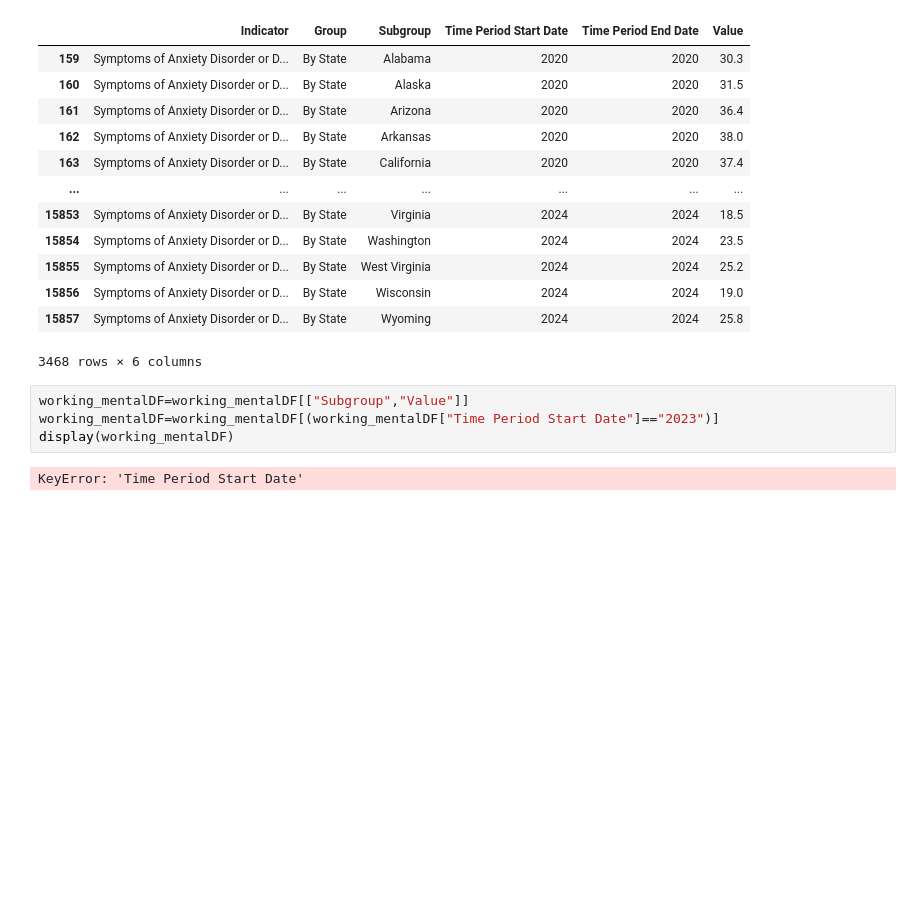
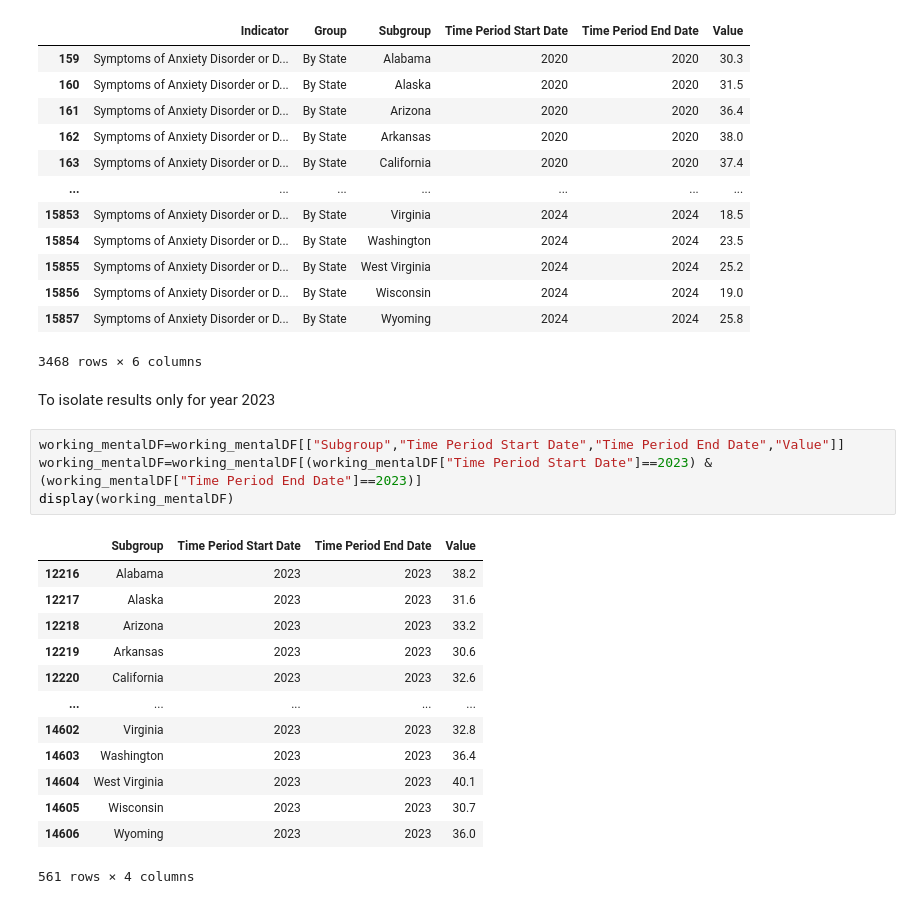
Before and after one commit to kittysinaga/Capstone_Project, a Jupyter notebook: Working.ipynb, the cells around one changed output. Cells and saved outputs as stored; diff of their text form; blank space fills up the shorter version.

```diff
--- a/Working.ipynb
+++ b/Working.ipynb
@@ -132,9 +132,23 @@ display(working_mentalDF)
 | 15856 | Symptoms of Anxiety Disorder or D... | By State | Wisconsin | 2024 | 2024 | 19.0 |
 | 15857 | Symptoms of Anxiety Disorder or D... | By State | Wyoming | 2024 | 2024 | 25.8 |
 3468 rows × 6 columns
+# %% [markdown]
+To isolate results only for year 2023
 # %%
-working_mentalDF=working_mentalDF[["Subgroup","Value"]]
-working_mentalDF=working_mentalDF[(working_mentalDF["Time Period Start Date"]=="2023")]
+working_mentalDF=working_mentalDF[["Subgroup","Time Period Start Date","Time Period End Date","Value"]]
+working_mentalDF=working_mentalDF[(working_mentalDF["Time Period Start Date"]==2023) & (working_mentalDF["Time Period End Date"]==2023)]
 display(working_mentalDF)
 # %% [output]
+|  | Subgroup | Time Period Start Date | Time Period End Date | Value |
+| 12216 | Alabama | 2023 | 2023 | 38.2 |
+| 12217 | Alaska | 2023 | 2023 | 31.6 |
+| 12218 | Arizona | 2023 | 2023 | 33.2 |
+| 12219 | Arkansas | 2023 | 2023 | 30.6 |
+| 12220 | California | 2023 | 2023 | 32.6 |
+| ... | ... | ... | ... | ... |
+| 14602 | Virginia | 2023 | 2023 | 32.8 |
+| 14603 | Washington | 2023 | 2023 | 36.4 |
+| 14604 | West Virginia | 2023 | 2023 | 40.1 |
+| 14605 | Wisconsin | 2023 | 2023 | 30.7 |
+| 14606 | Wyoming | 2023 | 2023 | 36.0 |
-KeyError: 'Time Period Start Date'
+561 rows × 4 columns
```
Also changed, not shown: parts of 8 cells of this notebook.
